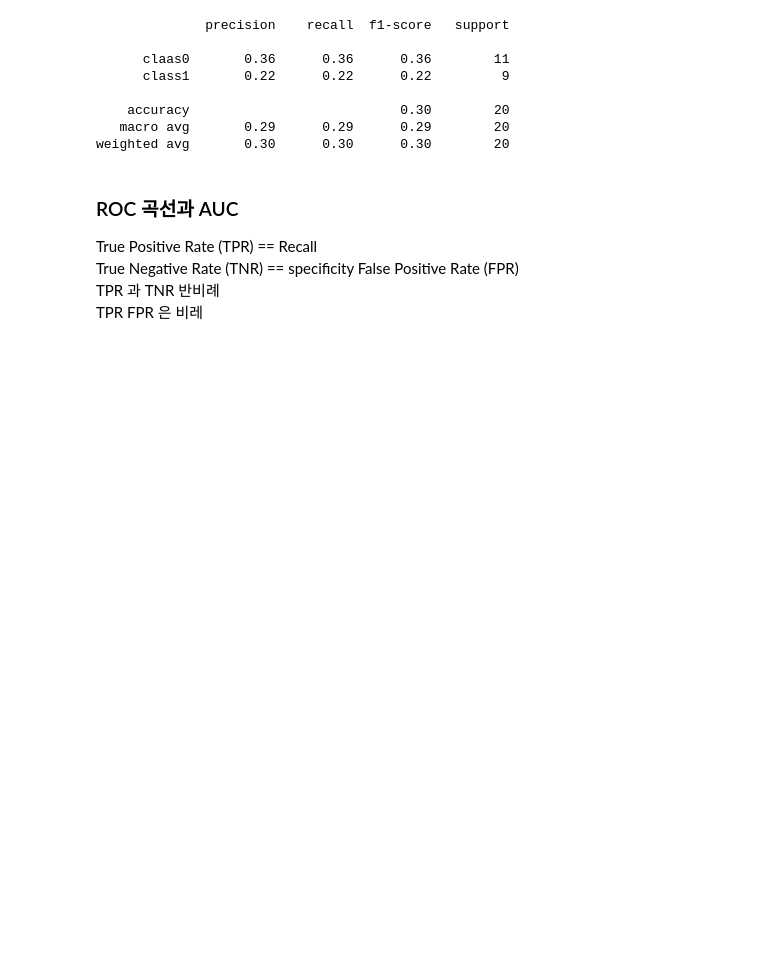
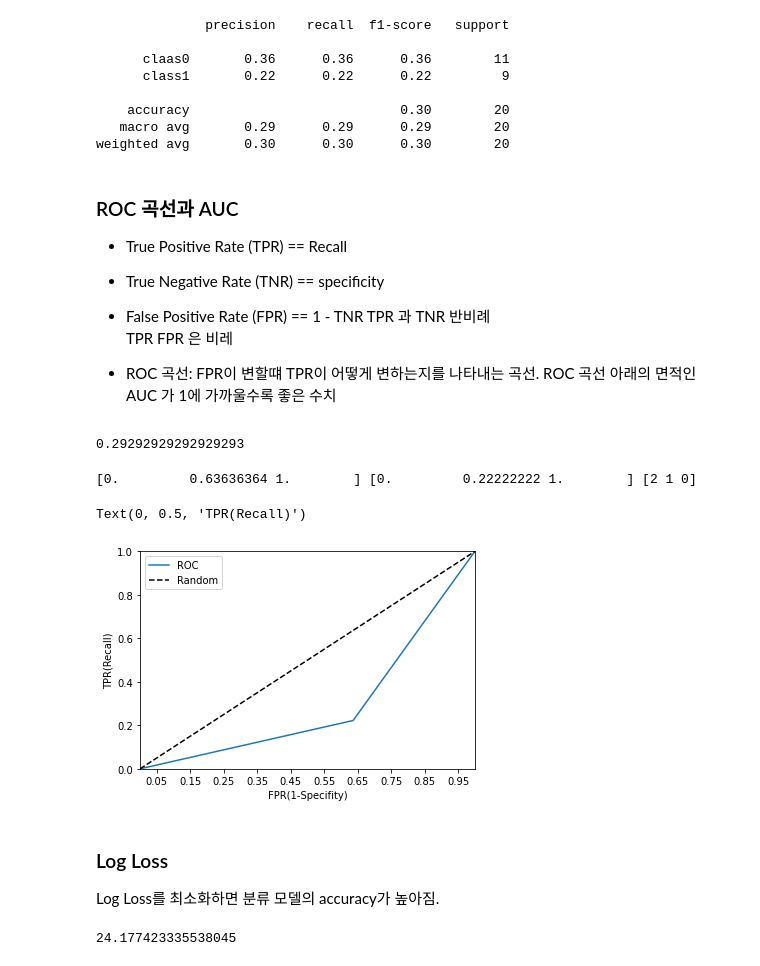
Before and after one commit to bwowby/DS, a Jupyter notebook: ir-basic/evaluation.ipynb, the cells around one changed output. Saved outputs shown, nothing was run; the diff lists cells and outputs as text; code cells hidden in the pictures; blank space fills up the shorter version.

```diff
--- a/ir-basic/evaluation.ipynb
+++ b/ir-basic/evaluation.ipynb
@@ -117,10 +120,19 @@ weighted avg       0.30      0.30      0.30        20
 # %% [markdown]
 ### ROC 곡선과 AUC
 
-True Positive Rate (TPR) == Recall
-True Negative Rate (TNR) == specificity
-False Positive Rate (FPR)
+* True Positive Rate (TPR) == Recall
+* True Negative Rate (TNR) == specificity
+* False Positive Rate (FPR) == 1 - TNR
 TPR 과 TNR 반비례
 TPR FPR 은 비레
+
+
+* ROC 곡선: FPR이 변할떄 TPR이 어떻게 변하는지를 나타내는 곡선. ROC 곡선 아래의 면적인 AUC 가 1에 가까울수록 좋은 수치
 # %%
 from sklearn.metrics import roc_auc_score
+# %%
+roc_score = roc_auc_score(y_true,y_pred)
+
+roc_score
+# %% [output]
+0.29292929292929293
@@ -126,0 +145,29 @@ from sklearn.metrics import roc_auc_score
+# %%
+fpr,tpr,threshholds = roc_curve(y_true,y_pred)
+print(fpr,tpr,threshholds )
+# %% [output]
+[0.         0.63636364 1.        ] [0.         0.22222222 1.        ] [2 1 0]
+# %%
+plt.plot(fpr,tpr, label="ROC")
+plt.plot([0,1],[0,1], 'k--', label="Random")
+plt.legend()
+
+start,end = plt.xlim()
+plt.xticks(np.round(np.arange(start, end, 0.1),2))
+plt.xlim(0,1); plt.ylim(0,1)
+
+plt.xlabel('FPR(1-Specifity)')
+plt.ylabel('TPR(Recall)')
+# %% [output]
+Text(0, 0.5, 'TPR(Recall)')
+[figure, added]
+# %% [markdown]
+### Log Loss
+Log Loss를 최소화하면 분류 모델의 accuracy가 높아짐.
+# %%
+from sklearn.metrics import log_loss
+
+log_loss = log_loss(y_true,y_pred)
+log_loss
+# %% [output]
+24.177423335538045
```
Also changed, not shown: parts of 7 cells of this notebook.
